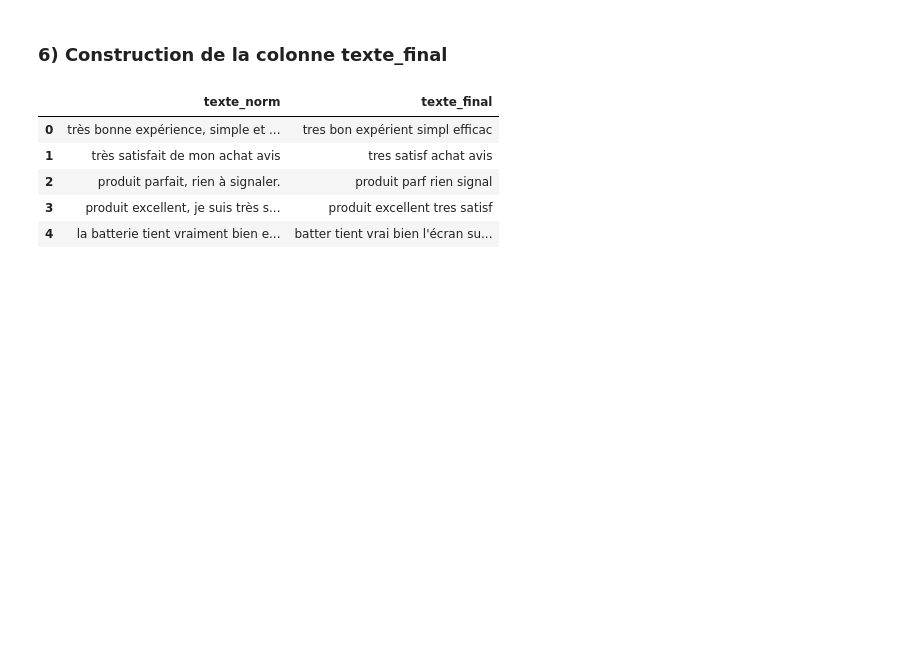
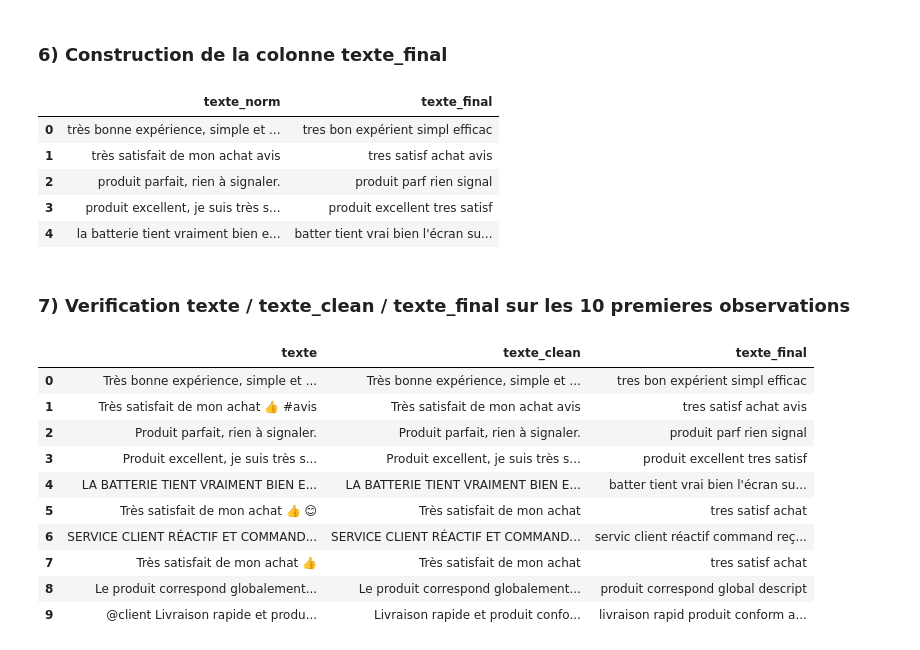
Before and after one commit to khadija470/atelier_prepa_donnees_textuelles, a Jupyter notebook: notebooks/atelier_prepa_donnees_textuelles.ipynb, the cells around one changed output. Drawn from its saved outputs; the diff is of its cells as text; code cells hidden in the pictures; blank space fills up the shorter version.

Commit message:
Partie 4 - 7) Verification comparative texte / texte_clean / texte_final

```diff
--- a/notebooks/atelier_prepa_donnees_textuelles.ipynb
+++ b/notebooks/atelier_prepa_donnees_textuelles.ipynb
@@ -575,3 +575,19 @@ df[['texte_norm', 'texte_final']].head(5)
 | 2 | produit parfait, rien à signaler. | produit parf rien signal |
 | 3 | produit excellent, je suis très s... | produit excellent tres satisf |
 | 4 | la batterie tient vraiment bien e... | batter tient vrai bien l'écran su... |
+# %% [markdown]
+### 7) Verification texte / texte_clean / texte_final sur les 10 premieres observations
+# %%
+df[['texte', 'texte_clean', 'texte_final']].head(10)
+# %% [output]
+|  | texte | texte_clean | texte_final |
+| 0 | Très bonne expérience, simple et ... | Très bonne expérience, simple et ... | tres bon expérient simpl efficac |
+| 1 | Très satisfait de mon achat 👍 #avis | Très satisfait de mon achat avis | tres satisf achat avis |
+| 2 | Produit parfait, rien à signaler. | Produit parfait, rien à signaler. | produit parf rien signal |
+| 3 | Produit excellent, je suis très s... | Produit excellent, je suis très s... | produit excellent tres satisf |
+| 4 | LA BATTERIE TIENT VRAIMENT BIEN E... | LA BATTERIE TIENT VRAIMENT BIEN E... | batter tient vrai bien l'écran su... |
+| 5 | Très satisfait de mon achat 👍 😊 | Très satisfait de mon achat | tres satisf achat |
+| 6 | SERVICE CLIENT RÉACTIF ET COMMAND... | SERVICE CLIENT RÉACTIF ET COMMAND... | servic client réactif command reç... |
+| 7 | Très satisfait de mon achat 👍 | Très satisfait de mon achat | tres satisf achat |
+| 8 | Le produit correspond globalement... | Le produit correspond globalement... | produit correspond global descript |
+| 9 | @client Livraison rapide et produ... | Livraison rapide et produit confo... | livraison rapid produit conform a... |
```
